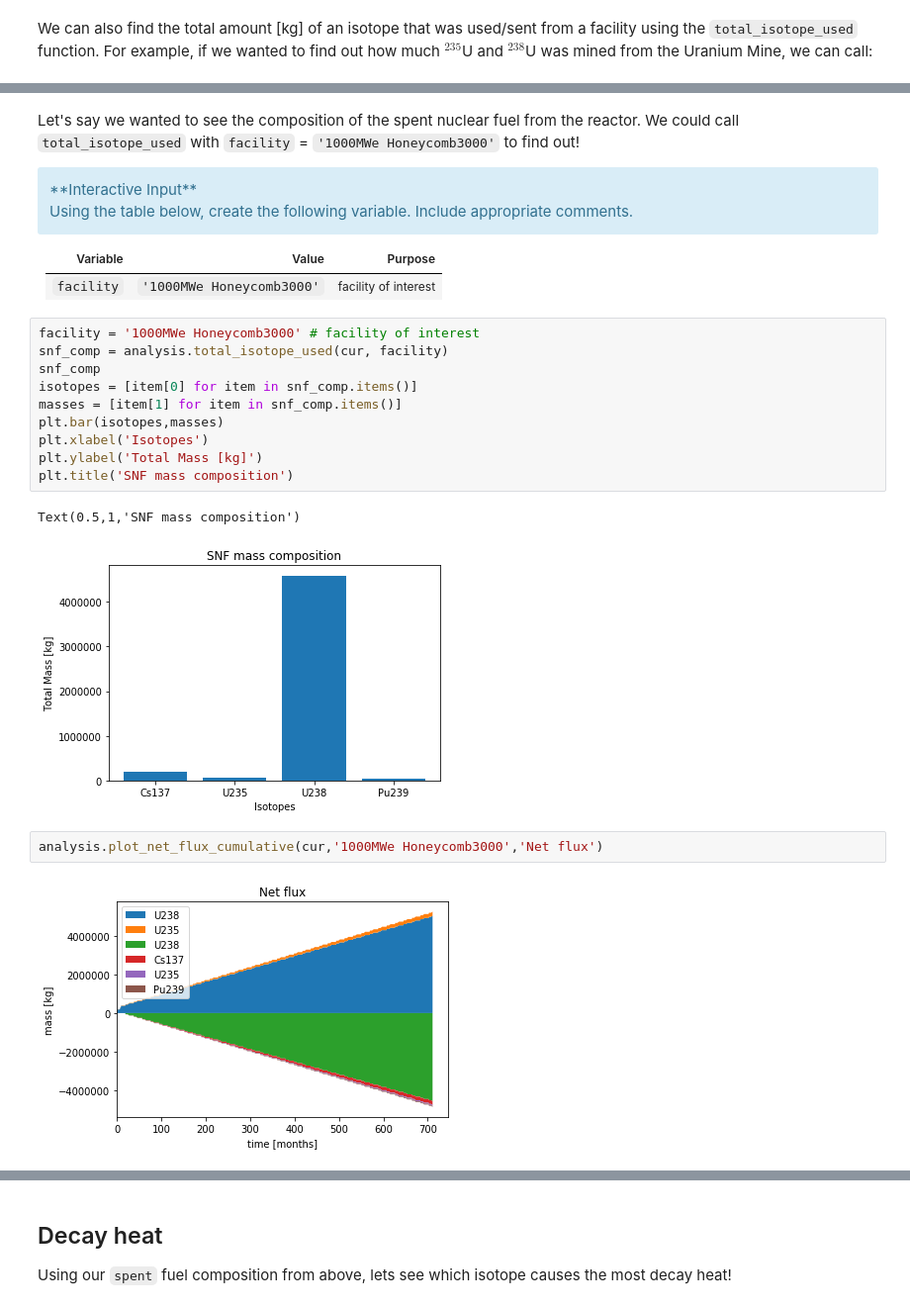
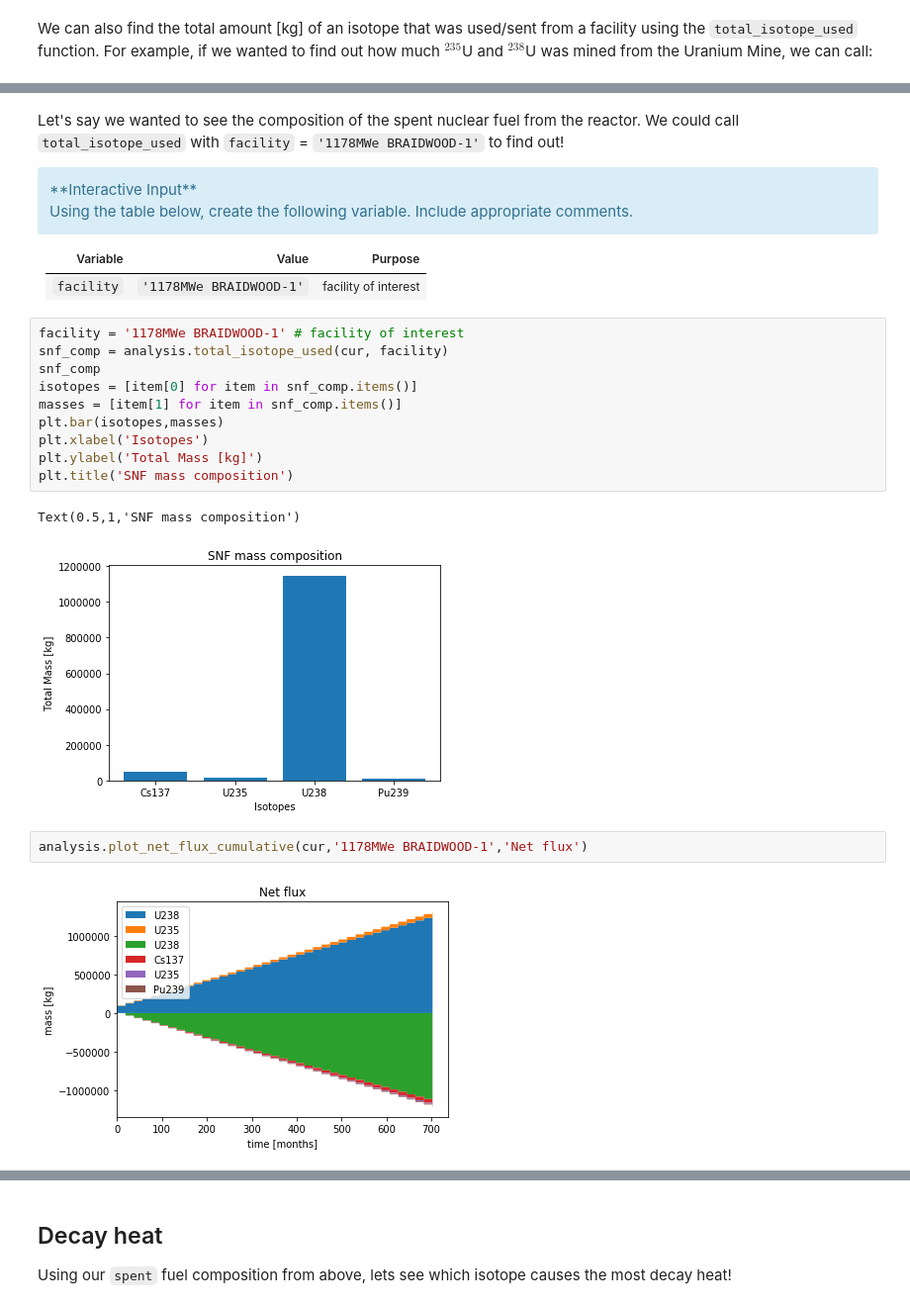
Before and after one commit to pichman2/cyclus-tutorial, a Jupyter notebook: Tutorial_interactive_key.ipynb, the cells around one changed output, grey strips where cells are left out. Shown at 99% size. Drawn from its saved outputs; the diff is of its cells as text.

```diff
--- a/Tutorial_interactive_key.ipynb
+++ b/Tutorial_interactive_key.ipynb
@@ -655,5 +678,5 @@ Total amount of U-238 mined: 143570444.526 kg
 # %% [markdown]
-Let's say we wanted to see the composition of the spent nuclear fuel from the reactor. We could call `total_isotope_used` with `facility` = `'1000MWe Honeycomb3000'` to find out!
+Let's say we wanted to see the composition of the spent nuclear fuel from the reactor. We could call `total_isotope_used` with `facility` = `'1178MWe BRAIDWOOD-1'` to find out!
 
 <div class="alert alert-info">
 **Interactive Input**
@@ -663,23 +686,23 @@ Using the table below, create the following variable.  Include appropriate comme
 
 | Variable | Value  | Purpose |
 | -------- | ------ | ------- |
-| `facility`      | `'1000MWe Honeycomb3000'` | facility of interest |
+| `facility`      | `'1178MWe BRAIDWOOD-1'` | facility of interest |
 # %%
-facility = '1000MWe Honeycomb3000' # facility of interest
+facility = '1178MWe BRAIDWOOD-1' # facility of interest
 snf_comp = analysis.total_isotope_used(cur, facility)
 snf_comp
 isotopes = [item[0] for item in snf_comp.items()]
 masses = [item[1] for item in snf_comp.items()]
 plt.bar(isotopes,masses)
 plt.xlabel('Isotopes')
 plt.ylabel('Total Mass [kg]')
 plt.title('SNF mass composition')
 # %% [output]
 Text(0.5,1,'SNF mass composition')
-[figure, old version]
+[figure, new version]
 # %%
-analysis.plot_net_flux_cumulative(cur,'1000MWe Honeycomb3000','Net flux')
+analysis.plot_net_flux_cumulative(cur,'1178MWe BRAIDWOOD-1','Net flux')
 # %% [output]
-[figure, old version]
+[figure, new version]
 # %%
 analysis.u_util_calc(cur)
```
Also changed, not shown: parts of 28 cells of this notebook, 6 other files.
